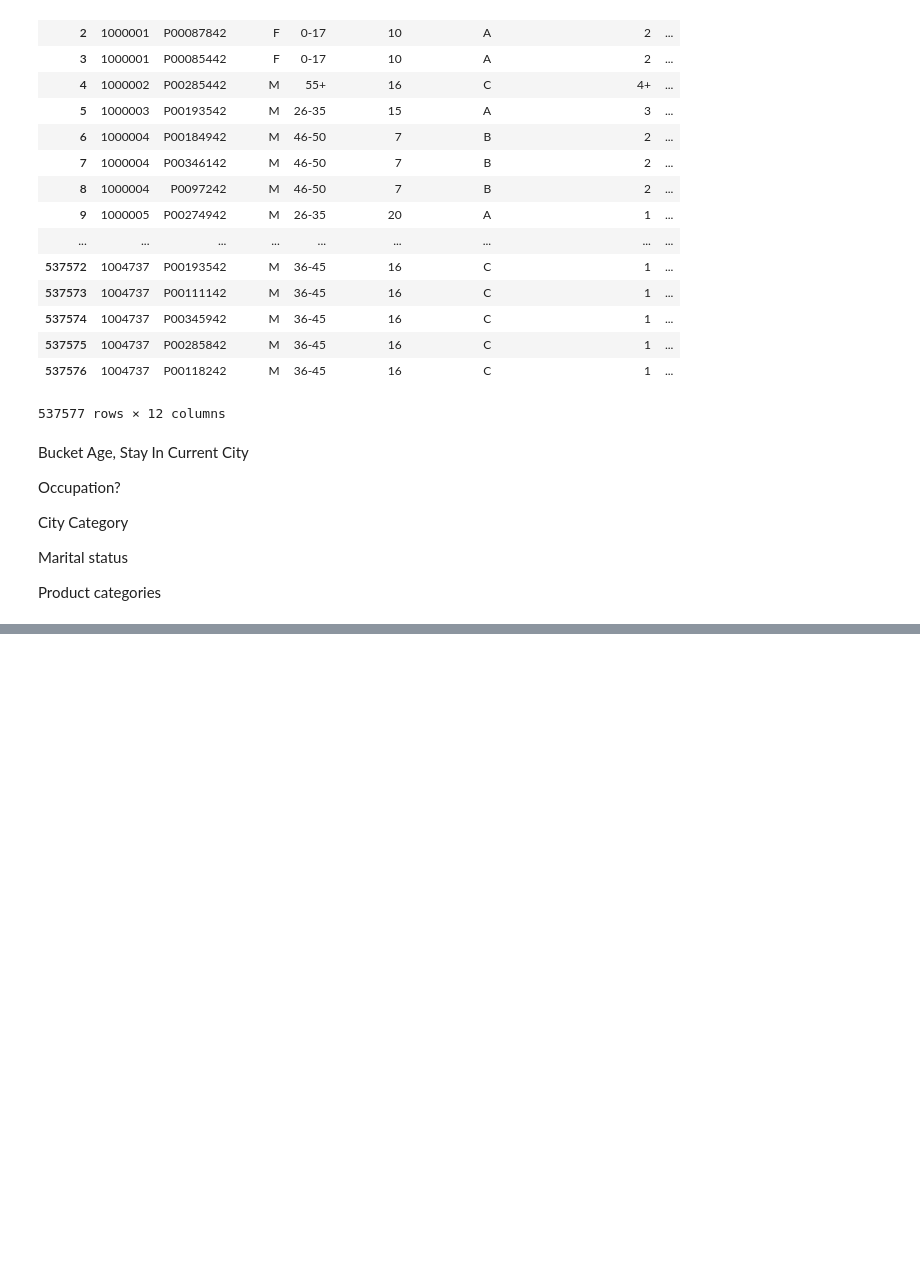
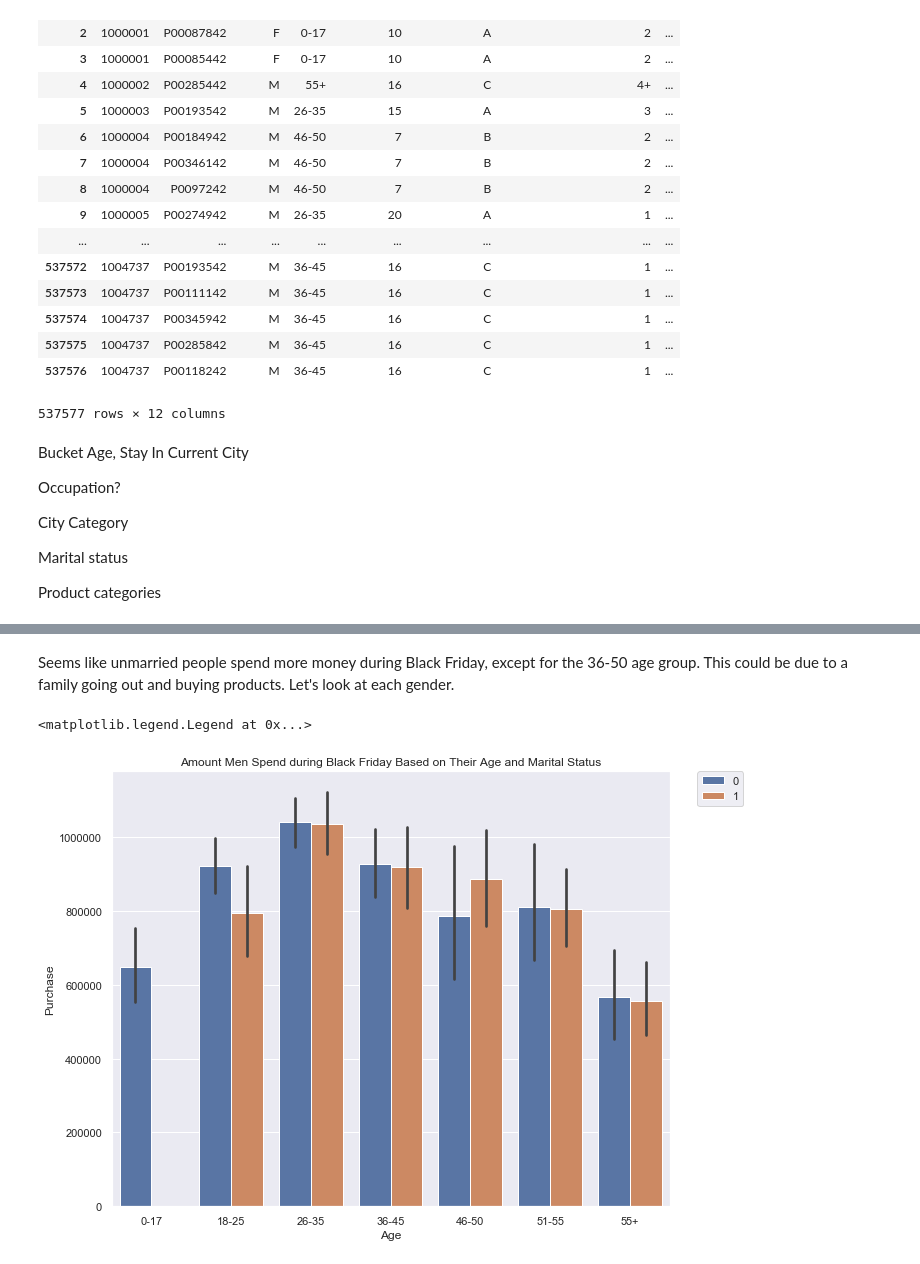
Before and after one commit to MelissieP/black-friday-consumer-behaviour, a Jupyter notebook: EDA.ipynb, the cells around one changed output, grey strips where cells are left out. Saved outputs shown, nothing was run; the diff lists cells and outputs as text; code cells hidden in the pictures; blank space fills up the shorter version.

```diff
--- a/EDA.ipynb
+++ b/EDA.ipynb
@@ -94,0 +123,10 @@ plt.legend(bbox_to_anchor=(1.05, 1), loc=2, borderaxespad=0.)
+# %% [markdown]
+Seems like unmarried people spend more money during Black Friday, except for the 36-50 age group. This could be due to a family going out and buying products. Let's look at each gender.
+# %%
+test_men = test[test["Gender"] == "M"]
+sns.barplot(x = "Age", y = "Purchase", hue = "Marital_Status", data = test_men)
+plt.title("Amount Men Spend during Black Friday Based on Their Age and Marital Status")
+plt.legend(bbox_to_anchor=(1.05, 1), loc=2, borderaxespad=0.)
+# %% [output]
+<matplotlib.legend.Legend at 0x...>
+[figure, added]
```
Also changed, not shown: parts of 11 cells of this notebook.
